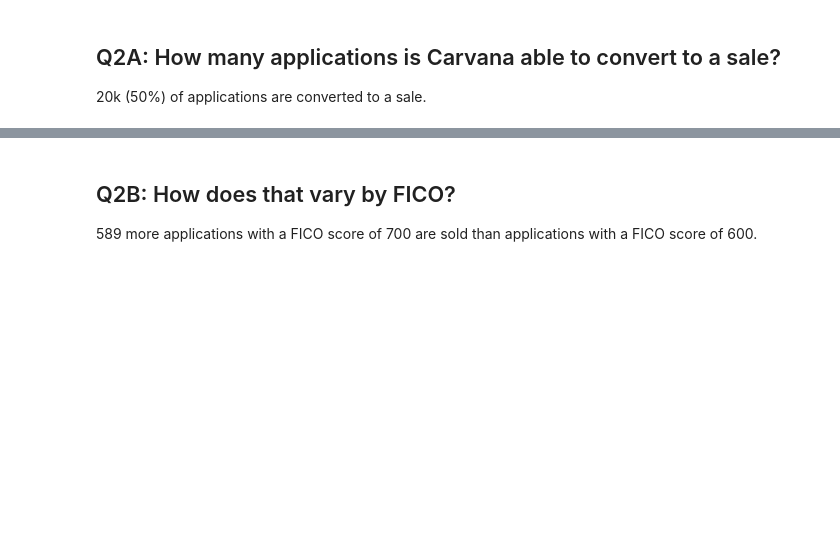
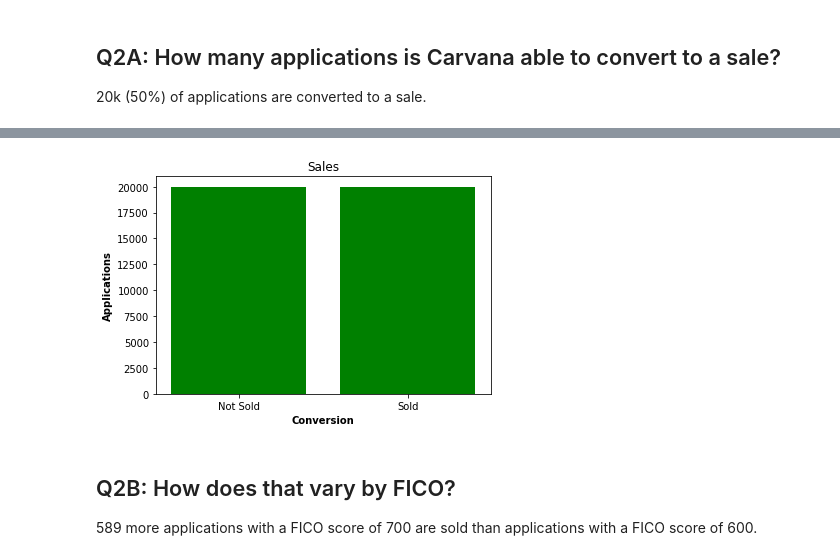
Before and after one commit to csmyth76/apr-strategy, a Jupyter notebook: APR Strategy.ipynb, the cells around one changed output, grey strips where cells are left out. Saved outputs shown, nothing was run; the diff lists cells and outputs as text; code cells hidden in the pictures; blank space fills up the shorter version.

```diff
--- a/APR Strategy.ipynb
+++ b/APR Strategy.ipynb
@@ -598,3 +255,14 @@ py.iplot(fig)
+# %%
+sold = len((df_analysis['converted to sale']==True).index)
+no_sale = len((df_analysis['converted to sale']==False).index)
+
+plt.bar(['Sold', 'Not Sold'], [sold,no_sale], color='green' )
+plt.title('Sales')
+plt.ylabel('Applications', fontweight='bold')
+plt.xlabel('Conversion', fontweight='bold')
+plt.show()
+# %% [output]
+[figure, added]
 # %% [markdown]
 ## Q2B: How does that vary by FICO?
 
```
Also changed, not shown: parts of 31 cells of this notebook.
